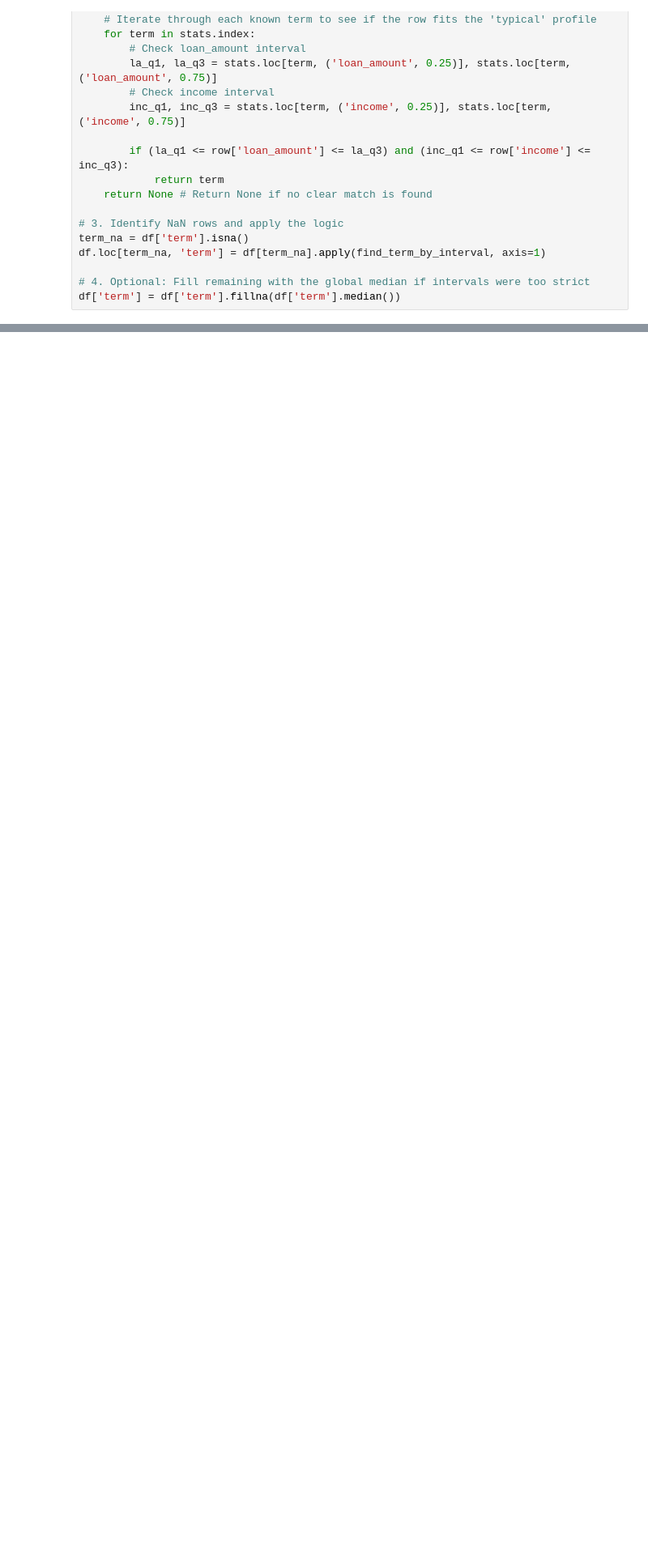
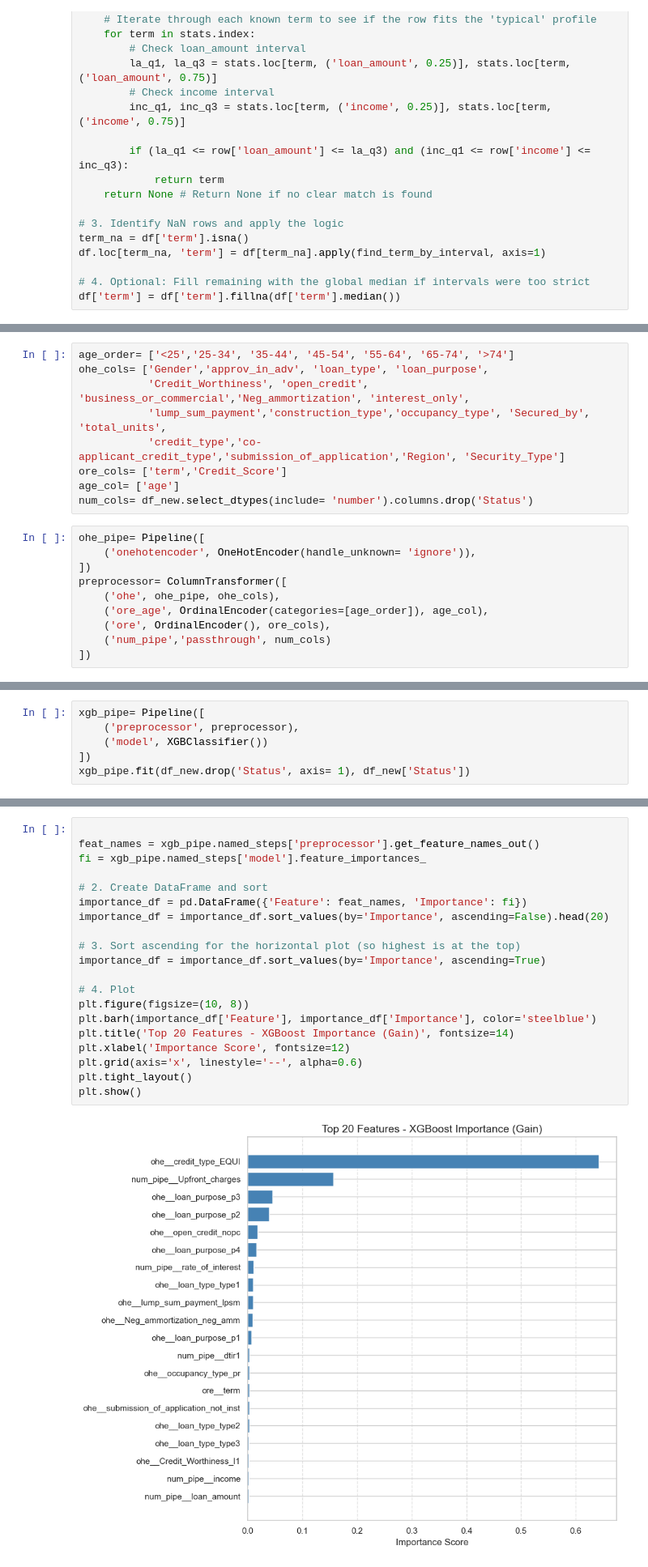
Before and after one commit to ethanhopkins101/DataScience-Projects, a Jupyter notebook: credit_card_customers/loan_default.ipynb, the cells around one changed output, grey strips where cells are left out. Shown at 81% size. Cells and saved outputs as stored; diff of their text form; blank space fills up the shorter version.

```diff
--- a/credit_card_customers/loan_default.ipynb
+++ b/credit_card_customers/loan_default.ipynb
@@ -680,0 +872,19 @@ NameError: name 'property_value' is not defined
+# %%
+age_order= ['<25','25-34', '35-44', '45-54', '55-64', '65-74', '>74']
+ohe_cols= ['Gender','approv_in_adv', 'loan_type', 'loan_purpose',
+           'Credit_Worthiness', 'open_credit', 'business_or_commercial','Neg_ammortization', 'interest_only',
+           'lump_sum_payment','construction_type','occupancy_type', 'Secured_by', 'total_units',
+           'credit_type','co-applicant_credit_type','submission_of_application','Region', 'Security_Type']
+ore_cols= ['term','Credit_Score']
+age_col= ['age']
+num_cols= df_new.select_dtypes(include= 'number').columns.drop('Status')
+# %%
+ohe_pipe= Pipeline([
+    ('onehotencoder', OneHotEncoder(handle_unknown= 'ignore')),
+])
+preprocessor= ColumnTransformer([
+    ('ohe', ohe_pipe, ohe_cols),
+    ('ore_age', OrdinalEncoder(categories=[age_order]), age_col),
+    ('ore', OrdinalEncoder(), ore_cols),
+    ('num_pipe','passthrough', num_cols)
+])
@@ -680,0 +893,6 @@ NameError: name 'property_value' is not defined
+# %%
+xgb_pipe= Pipeline([
+    ('preprocessor', preprocessor),
+    ('model', XGBClassifier())
+])
+xgb_pipe.fit(df_new.drop('Status', axis= 1), df_new['Status'])
@@ -680,0 +917,22 @@ NameError: name 'property_value' is not defined
+# %%
+
+feat_names = xgb_pipe.named_steps['preprocessor'].get_feature_names_out()
+fi = xgb_pipe.named_steps['model'].feature_importances_
+
+# 2. Create DataFrame and sort
+importance_df = pd.DataFrame({'Feature': feat_names, 'Importance': fi})
+importance_df = importance_df.sort_values(by='Importance', ascending=False).head(20)
+
+# 3. Sort ascending for the horizontal plot (so highest is at the top)
+importance_df = importance_df.sort_values(by='Importance', ascending=True)
+
+# 4. Plot
+plt.figure(figsize=(10, 8))
+plt.barh(importance_df['Feature'], importance_df['Importance'], color='steelblue')
+plt.title('Top 20 Features - XGBoost Importance (Gain)', fontsize=14)
+plt.xlabel('Importance Score', fontsize=12)
+plt.grid(axis='x', linestyle='--', alpha=0.6)
+plt.tight_layout()
+plt.show()
+# %% [output]
+[figure, added]
```
Also changed, not shown: parts of 57 cells of this notebook.
